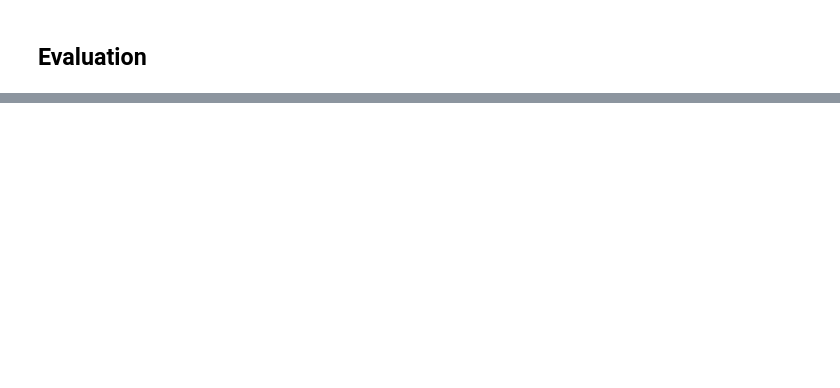
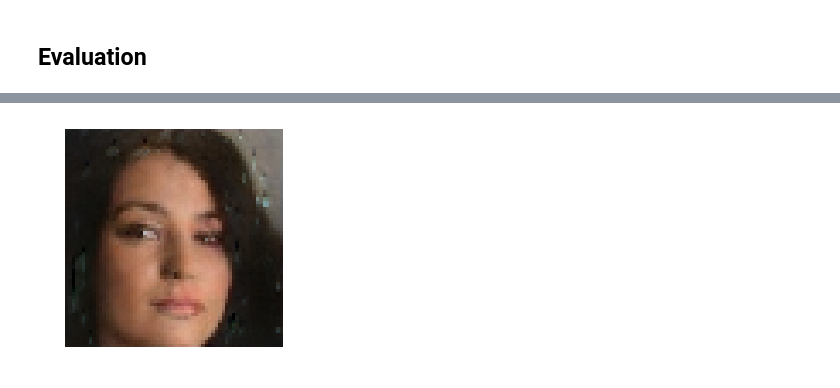
Before and after one commit to KJLiu/ImageParaphrasing, a Jupyter notebook: ImageParaphrasing.ipynb, the cells around one changed output, grey strips where cells are left out. Saved outputs shown, nothing was run; the diff lists cells and outputs as text; code cells hidden in the pictures; blank space fills up the shorter version.

```diff
--- a/ImageParaphrasing.ipynb
+++ b/ImageParaphrasing.ipynb
@@ -361 +391,5 @@ plot_result(content_img_orig, img, save_path = os.path.join(root_path,'results.p
+# %%
+plot_img(my_post(img[0]))
+# %% [output]
+[figure, added]
 # %%
```
Also changed, not shown: parts of 6 cells of this notebook, 6 other files.
